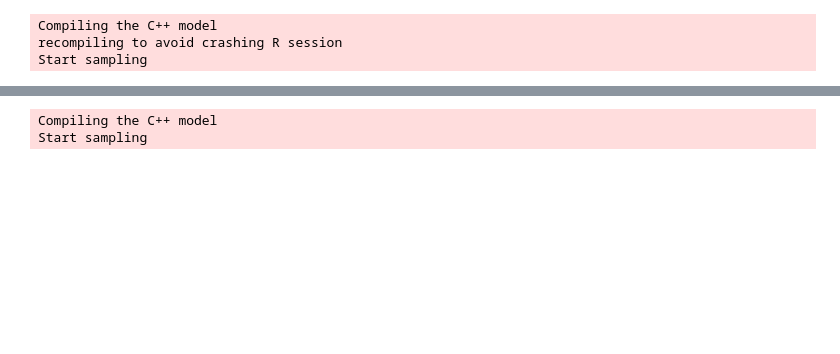
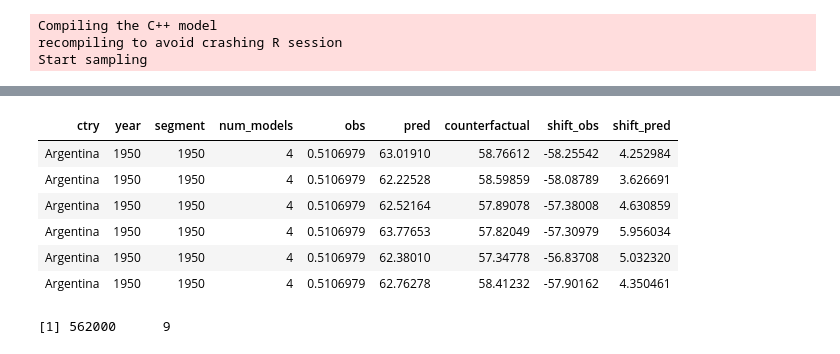
Before and after one commit to sdaza/lambda, a Jupyter notebook: notebooks/stacking_covariates.ipynb, the cells around one changed output, grey strips where cells are left out. Saved outputs shown, nothing was run; the diff lists cells and outputs as text; code cells hidden in the pictures; blank space fills up the shorter version.

```diff
--- a/notebooks/stacking_covariates.ipynb
+++ b/notebooks/stacking_covariates.ipynb
@@ -209,0 +262,8 @@ prior_summary(m1.1)
+# %%
+m1.4 = brm(formula = wy ~ 1 + igdp_log + ilit_log + iurban_log + (igdp_log|ctry_year),
+          data = test,
+          iter = 2000,
+          chains = 2,
+          seed = seed,
+          prior = prior,
+          control=  list(adapt_delta=0.90))
@@ -265,0 +416,8 @@ Start sampling
+# %%
+# stacking
+models_year = list(m1.1.year, m1.2.year, m1.3.year, m1.4.year)
+ps_year = list(posterior_samples(m1.1.year), posterior_samples(m1.2.year), posterior_samples(m1.3),
+                        posterior_samples(m1.4))
+
+loo_list_year = list(loo1.1.year, loo1.2.year, loo1.3.year, loo1.4.year)
+weights_models_year = as.vector(loo_model_weights(loo_list_year))
@@ -265,0 +434,23 @@ Start sampling
+# %%
+est_shifts_year = compute_shifts(models = models_year,
+                        ps = ps_year,
+                        weights = weights_models_year,
+                        data = test,
+                        transform = TRUE,
+                        obs_var = 'wy',
+                        countries = country_labels,
+                        years = c(1950, 1970, 1990, 2010))
+# %%
+head(est_shifts_year)
+# %% [output]
+| ctry | year | segment | num_models | obs | pred | counterfactual | shift_obs | shift_pred |
+| Argentina | 1950 | 1950 | 4 | 0.5106979 | 63.01910 | 58.76612 | -58.25542 | 4.252984 |
+| Argentina | 1950 | 1950 | 4 | 0.5106979 | 62.22528 | 58.59859 | -58.08789 | 3.626691 |
+| Argentina | 1950 | 1950 | 4 | 0.5106979 | 62.52164 | 57.89078 | -57.38008 | 4.630859 |
+| Argentina | 1950 | 1950 | 4 | 0.5106979 | 63.77653 | 57.82049 | -57.30979 | 5.956034 |
+| Argentina | 1950 | 1950 | 4 | 0.5106979 | 62.38010 | 57.34778 | -56.83708 | 5.032320 |
+| Argentina | 1950 | 1950 | 4 | 0.5106979 | 62.76278 | 58.41232 | -57.90162 | 4.350461 |
+# %%
+dim(est_shifts_year)
+# %% [output]
+[1] 562000      9
@@ -270,14 +467,3 @@ est_shifts_year = compute_shifts(models = list(m1.1.year),
                         years = c(1950, 1970, 1990, 2010))
 # %%
 fwrite(est_shifts_year, 'output/shift_1900_gdponly_year.csv')
-# %%
-m1.1.auto = brm(formula = wy ~ 1 + igdp_log + (igdp_log|ctry_year),
-           autocor = cor_ar(~wy|ctry, p = 1),
-           data = test,
-           iter = 2000,
-           chains = 2,
-           seed = seed,
-           prior = prior)
-# %% [output]
-Compiling the C++ model
-Start sampling
```
Also changed, not shown: parts of 168 cells of this notebook, 2 other files.
